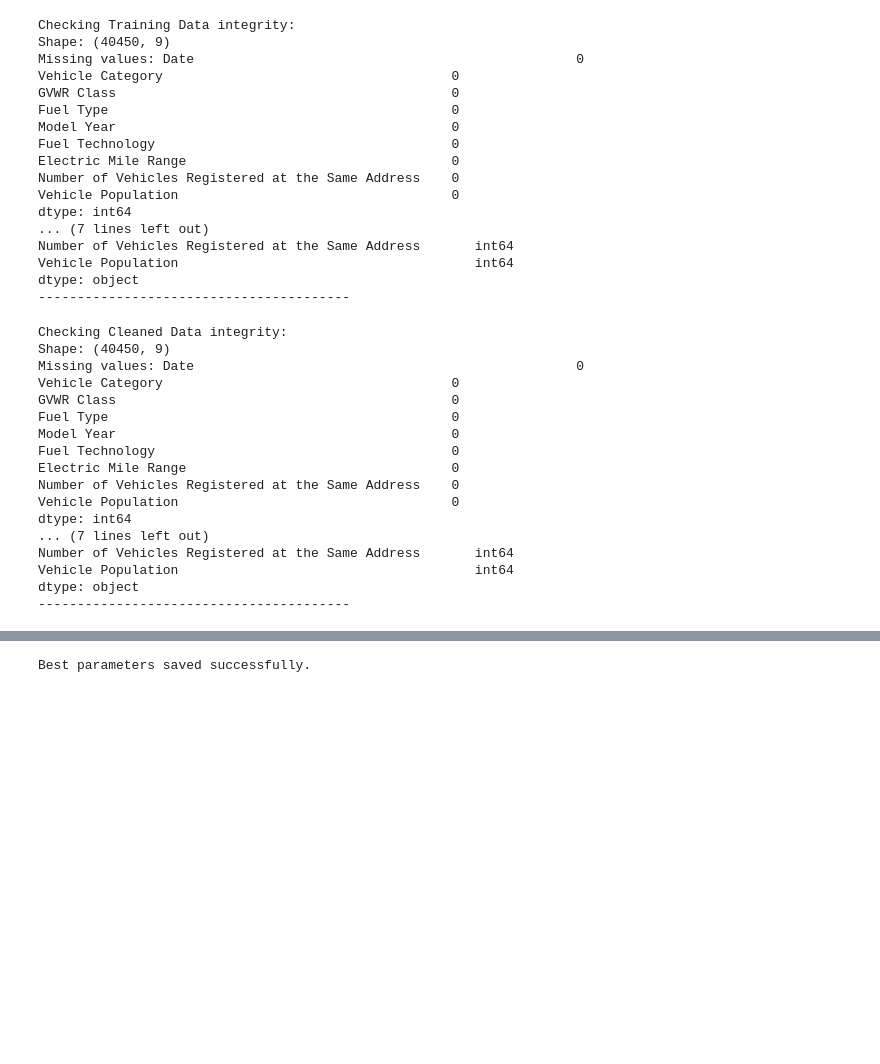
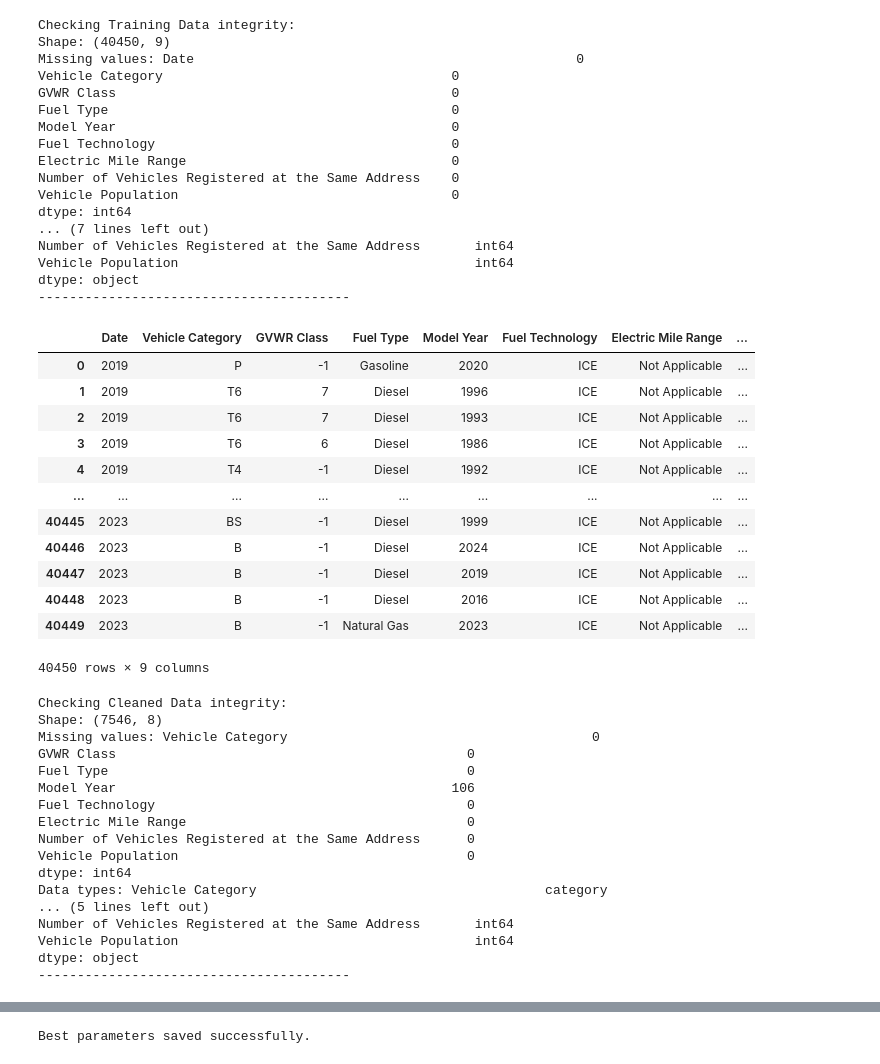
Before and after one commit to hiitsmocha/rice-datathon-2025, a Jupyter notebook: improved_model.ipynb, the cells around one changed output, grey strips where cells are left out. Drawn from its saved outputs; the diff is of its cells as text; code cells hidden in the pictures; blank space fills up the shorter version.

```diff
--- a/improved_model.ipynb
+++ b/improved_model.ipynb
@@ -75,10 +75,26 @@ Number of Vehicles Registered at the Same Address       int64
 Vehicle Population                                      int64
 dtype: object
 ----------------------------------------
+# %%
+df
+# %% [output]
+|  | Date | Vehicle Category | GVWR Class | Fuel Type | Model Year | Fuel Technology | Electric Mile Range | ... |
+| 0 | 2019 | P | -1 | Gasoline | 2020 | ICE | Not Applicable | ... |
+| 1 | 2019 | T6 | 7 | Diesel | 1996 | ICE | Not Applicable | ... |
+| 2 | 2019 | T6 | 7 | Diesel | 1993 | ICE | Not Applicable | ... |
+| 3 | 2019 | T6 | 6 | Diesel | 1986 | ICE | Not Applicable | ... |
+| 4 | 2019 | T4 | -1 | Diesel | 1992 | ICE | Not Applicable | ... |
+| ... | ... | ... | ... | ... | ... | ... | ... | ... |
+| 40445 | 2023 | BS | -1 | Diesel | 1999 | ICE | Not Applicable | ... |
+| 40446 | 2023 | B | -1 | Diesel | 2024 | ICE | Not Applicable | ... |
+| 40447 | 2023 | B | -1 | Diesel | 2019 | ICE | Not Applicable | ... |
+| 40448 | 2023 | B | -1 | Diesel | 2016 | ICE | Not Applicable | ... |
+| 40449 | 2023 | B | -1 | Natural Gas | 2023 | ICE | Not Applicable | ... |
+40450 rows × 9 columns
 # %%
 
 # Load cleaned data for scoring
-df1 = pd.read_csv("cleaned_data.csv", index_col=0)
+df1 = pd.read_csv("scoring.csv", index_col=0)
 df1 = df1.drop(columns="Region", axis=1)
 
 # Convert categorical columns to category type
@@ -101,18 +117,18 @@ y_scoring = df1["Vehicle Population"] if "Vehicle Population" in df1 else None
 X_scoring["GVWR Class"] = X_scoring["GVWR Class"].astype("category").cat.codes
 # %% [output]
 Checking Cleaned Data integrity:
-Shape: (40450, 9)
-Missing values: Date                                                 0
-Vehicle Category                                     0
-GVWR Class                                           0
-Fuel Type                                            0
-Model Year                                           0
-Fuel Technology                                      0
-Electric Mile Range                                  0
-Number of Vehicles Registered at the Same Address    0
-Vehicle Population                                   0
+Shape: (7546, 8)
+Missing values: Vehicle Category                                       0
+GVWR Class                                             0
+Fuel Type                                              0
+Model Year                                           106
+Fuel Technology                                        0
+Electric Mile Range                                    0
+Number of Vehicles Registered at the Same Address      0
+Vehicle Population                                     0
 dtype: int64
-... (7 lines left out)
+Data types: Vehicle Category                                     category
+... (5 lines left out)
 Number of Vehicles Registered at the Same Address       int64
 Vehicle Population                                      int64
 dtype: object
```
Also changed, not shown: parts of 8 cells of this notebook, 7 other files.
